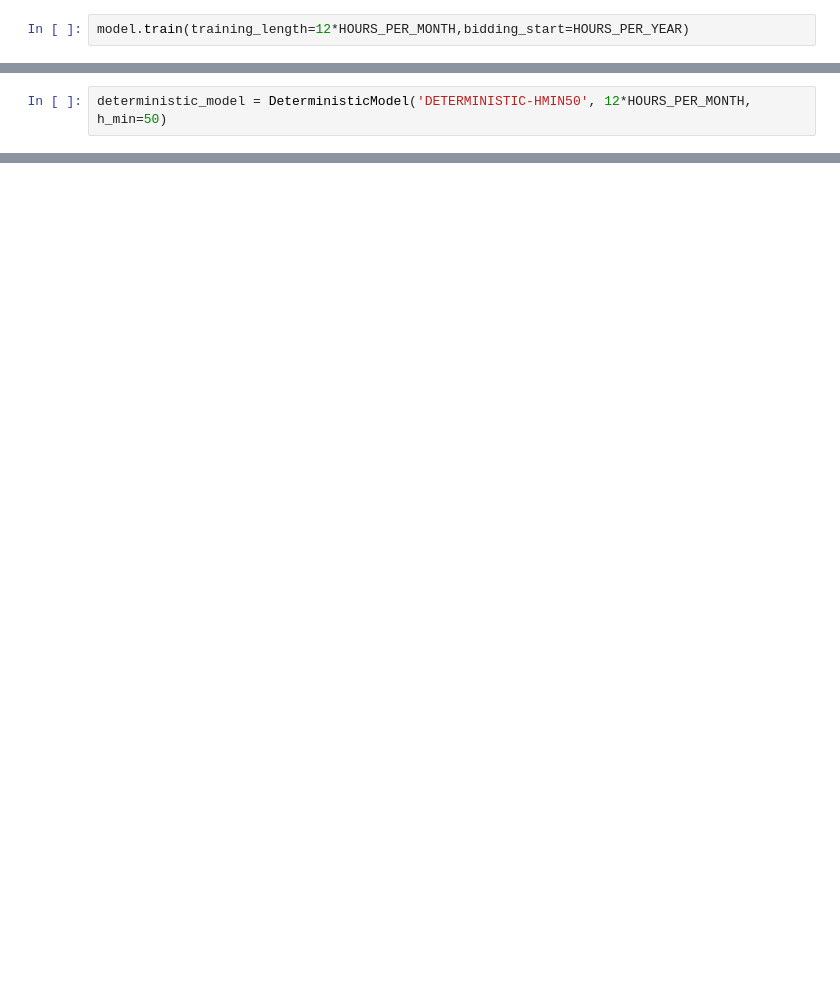
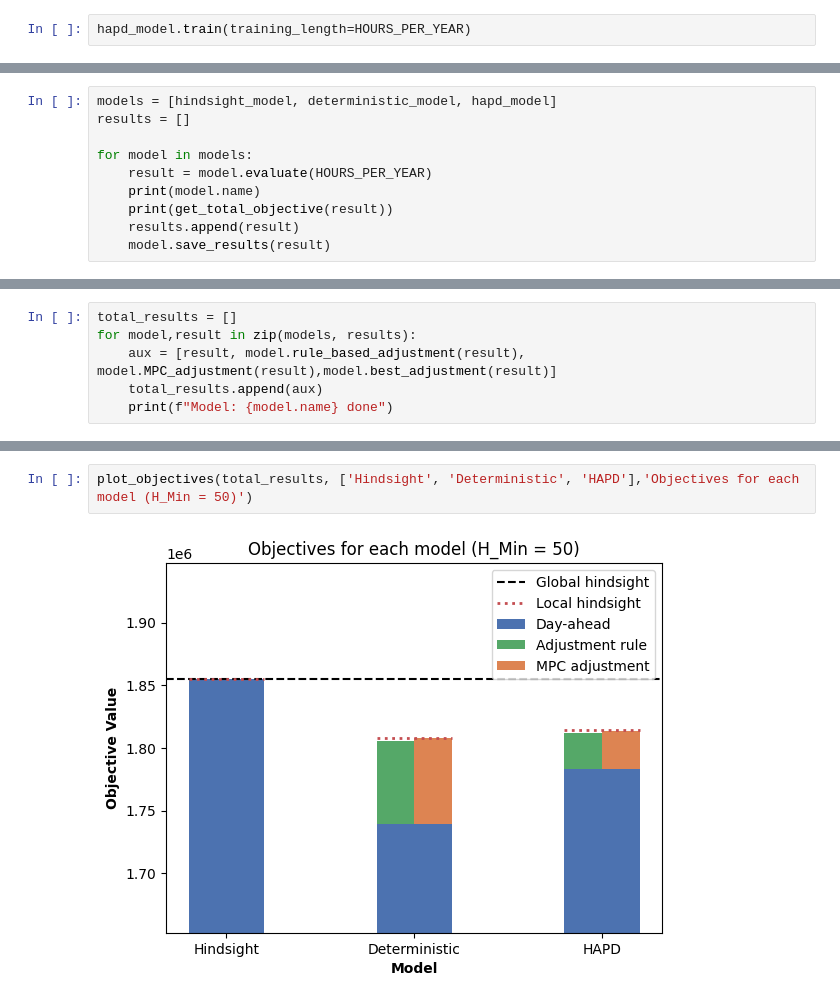
Before and after one commit to MGuckert/Real-time-adjustment-strategies-for-trading-wind-power-and-hydrogen, a Jupyter notebook: model_test.ipynb, the cells around one changed output, grey strips where cells are left out. Drawn from its saved outputs; the diff is of its cells as text; blank space fills up the shorter version.

```diff
--- a/model_test.ipynb
+++ b/model_test.ipynb
@@ -179,3 +35,3 @@ Model evaluated: False
 # %%
-model.train(training_length=12*HOURS_PER_MONTH,bidding_start=HOURS_PER_YEAR)
+hapd_model.train(training_length=HOURS_PER_YEAR)
 # %% [output]
@@ -254,2 +39,0 @@ Total objective: 1639754.3796135916
-# %%
-deterministic_model = DeterministicModel('DETERMINISTIC-HMIN50', 12*HOURS_PER_MONTH, h_min=50)
@@ -304,0 +40,10 @@ Total objective: 1742987.5058525465
+# %%
+models = [hindsight_model, deterministic_model, hapd_model]
+results = []
+
+for model in models:
+    result = model.evaluate(HOURS_PER_YEAR)
+    print(model.name)
+    print(get_total_objective(result))
+    results.append(result)
+    model.save_results(result)
@@ -304,0 +62,6 @@ Total objective: 1742987.5058525465
+# %%
+total_results = []
+for model,result in zip(models, results):
+    aux = [result, model.rule_based_adjustment(result), model.MPC_adjustment(result),model.best_adjustment(result)]
+    total_results.append(aux)
+    print(f"Model: {model.name} done")
@@ -304,0 +87,4 @@ Total objective: 1742987.5058525465
+# %%
+plot_objectives(total_results, ['Hindsight', 'Deterministic', 'HAPD'],'Objectives for each model (H_Min = 50)')
+# %% [output]
+[figure, added]
```
Also changed, not shown: parts of 33 cells of this notebook, 9 other files.
